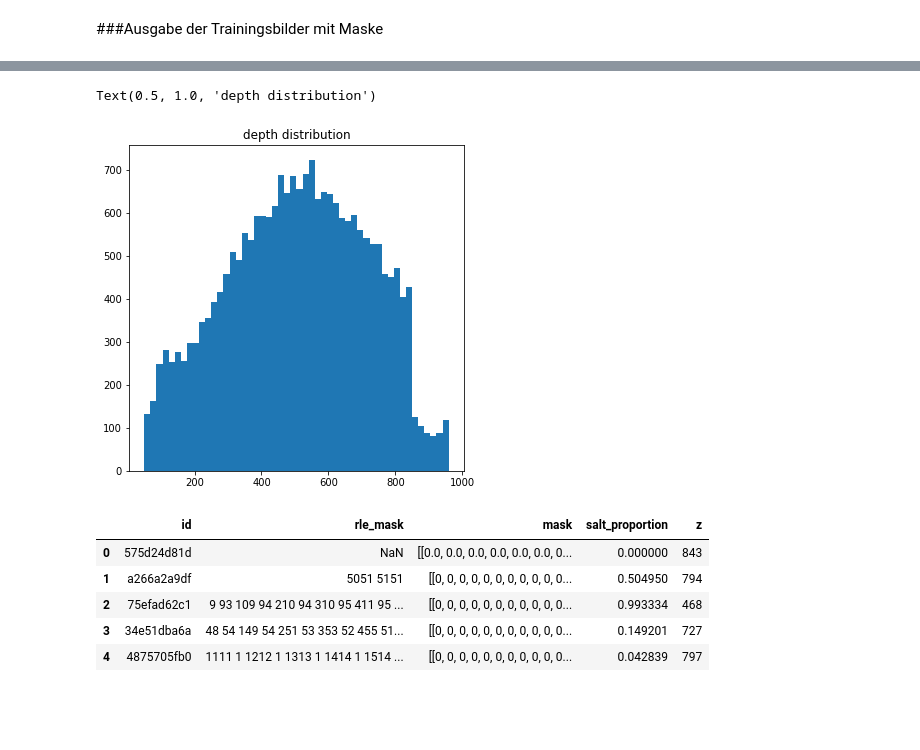
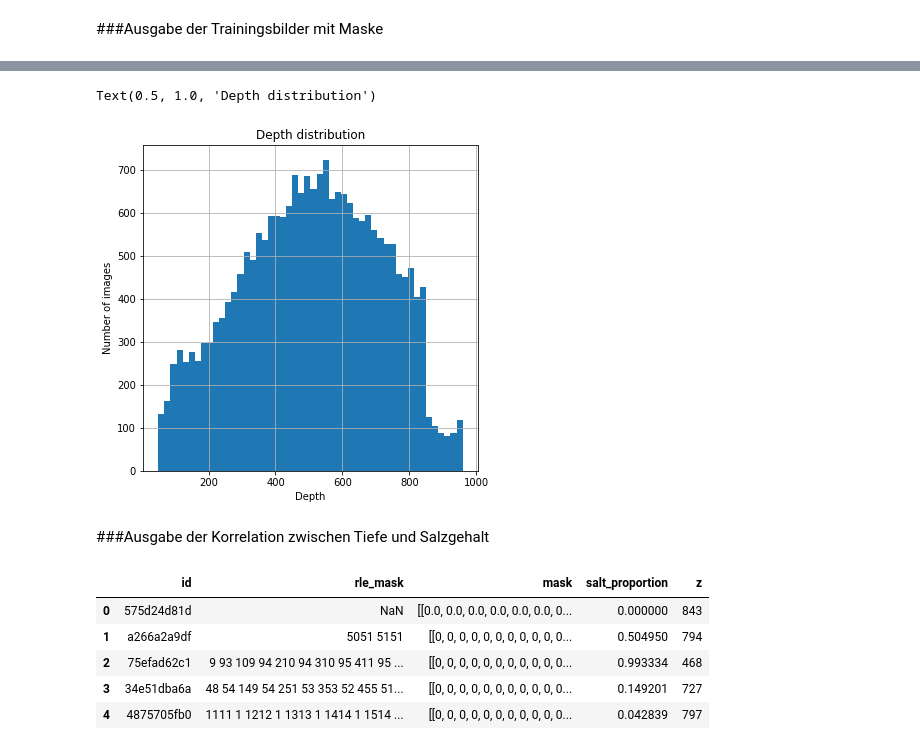
Before and after one commit to pwolscho/unet, a Jupyter notebook: u_net.ipynb, the cells around one changed output, grey strips where cells are left out. Saved outputs shown, nothing was run; the diff lists cells and outputs as text; code cells hidden in the pictures; blank space fills up the shorter version.

```diff
--- a/u_net.ipynb
+++ b/u_net.ipynb
@@ -245,8 +318,11 @@ Rein informativ folgt eine grafische Darstellung einer Häufigkeitsverteilung de
 # %%
 #plot the distribution of depths
 plt.figure(figsize = (6, 6))
 plt.hist(depth_csv['z'], bins = 50)
-plt.title('depth distribution')
+plt.xlabel("Depth")
+plt.ylabel("Number of images")
+plt.grid()
+plt.title('Depth distribution')
 # %% [output]
-Text(0.5, 1.0, 'depth distribution')
+Text(0.5, 1.0, 'Depth distribution')
-[figure, old version]
+[figure, new version]
@@ -291,3 +329,5 @@ def salt_proportion(imgArray):
+# %% [markdown]
+###Ausgabe der Korrelation zwischen Tiefe und Salzgehalt
 # %%
 #prepare to merge depth
 train_csv['mask'] = train_csv['rle_mask'].apply(lambda x: rleToMask(x, 101, 101))
```
Also changed, not shown: parts of 38 cells of this notebook.
